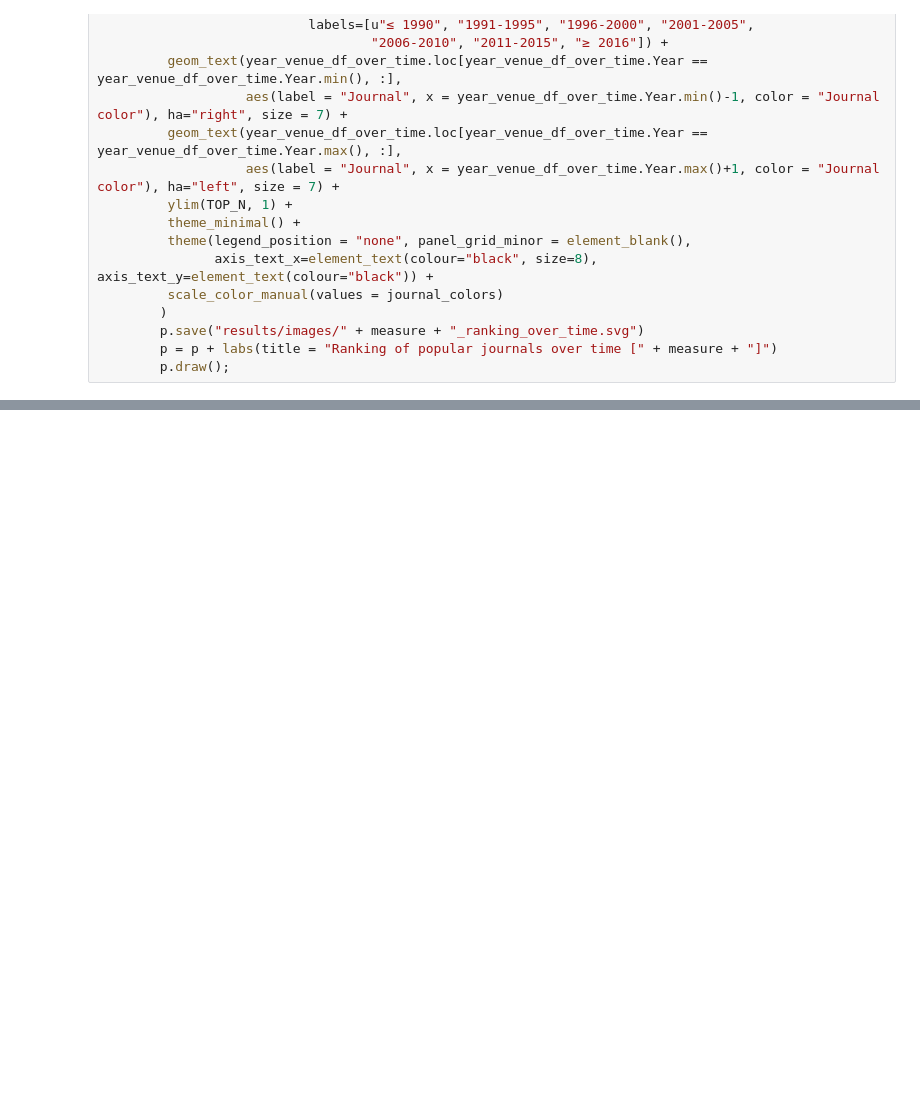
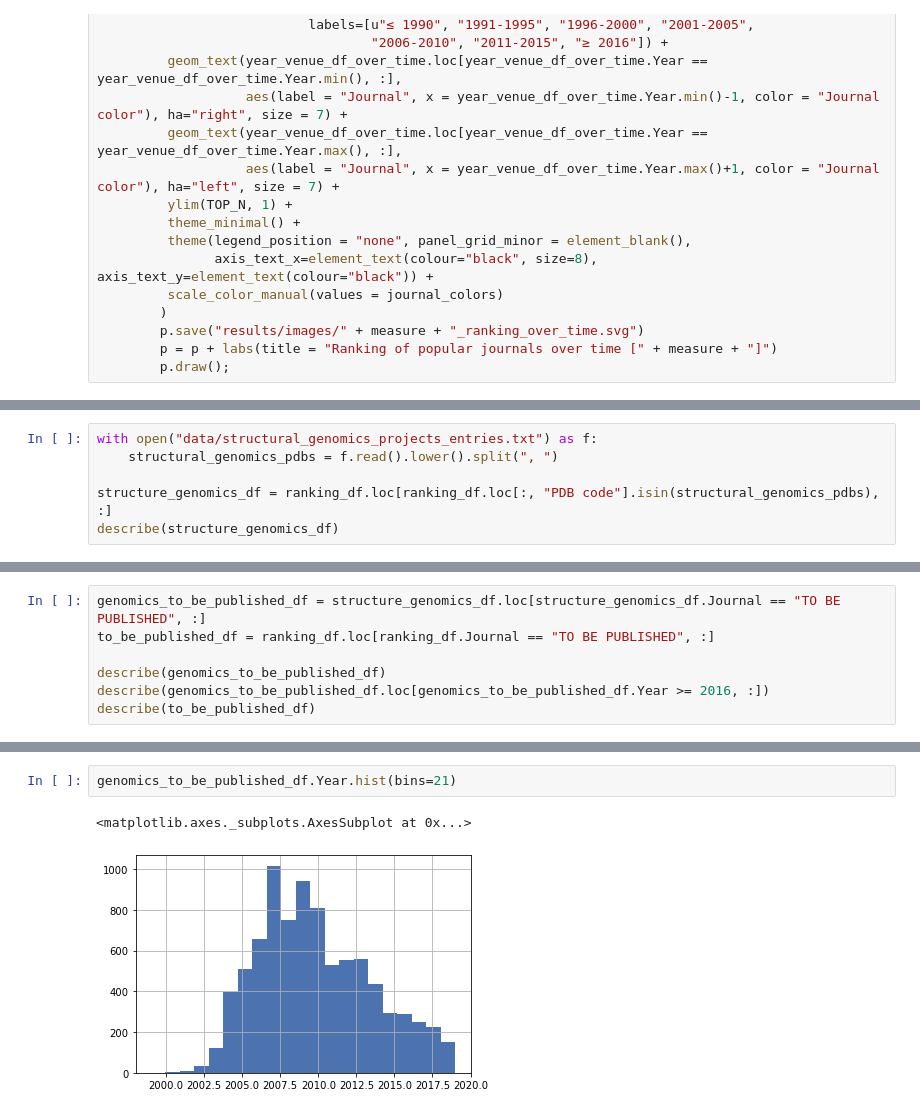
Before and after one commit to dabrze/pdb_structure_quality, a Jupyter notebook: PDB analysis.ipynb, the cells around one changed output, grey strips where cells are left out. Saved outputs shown, nothing was run; the diff lists cells and outputs as text; blank space fills up the shorter version.

```diff
--- a/PDB analysis.ipynb
+++ b/PDB analysis.ipynb
@@ -990,0 +1111,6 @@ plot_rankings(ranking_df, "Q1(td) percentile", label="$P_{Q1}(t,d)$ [%]")
+# %%
+with open("data/structural_genomics_projects_entries.txt") as f:
+    structural_genomics_pdbs = f.read().lower().split(", ")
+
+structure_genomics_df = ranking_df.loc[ranking_df.loc[:, "PDB code"].isin(structural_genomics_pdbs), :]
+describe(structure_genomics_df)
@@ -990,0 +1144,7 @@ plot_rankings(ranking_df, "Q1(td) percentile", label="$P_{Q1}(t,d)$ [%]")
+# %%
+genomics_to_be_published_df = structure_genomics_df.loc[structure_genomics_df.Journal == "TO BE PUBLISHED", :]
+to_be_published_df = ranking_df.loc[ranking_df.Journal == "TO BE PUBLISHED", :]
+
+describe(genomics_to_be_published_df)
+describe(genomics_to_be_published_df.loc[genomics_to_be_published_df.Year >= 2016, :])
+describe(to_be_published_df)
@@ -990,0 +1176,5 @@ plot_rankings(ranking_df, "Q1(td) percentile", label="$P_{Q1}(t,d)$ [%]")
+# %%
+genomics_to_be_published_df.Year.hist(bins=21)
+# %% [output]
+<matplotlib.axes._subplots.AxesSubplot at 0x...>
+[figure, added]
```
Also changed, not shown: parts of 37 cells of this notebook, 37 other files.
